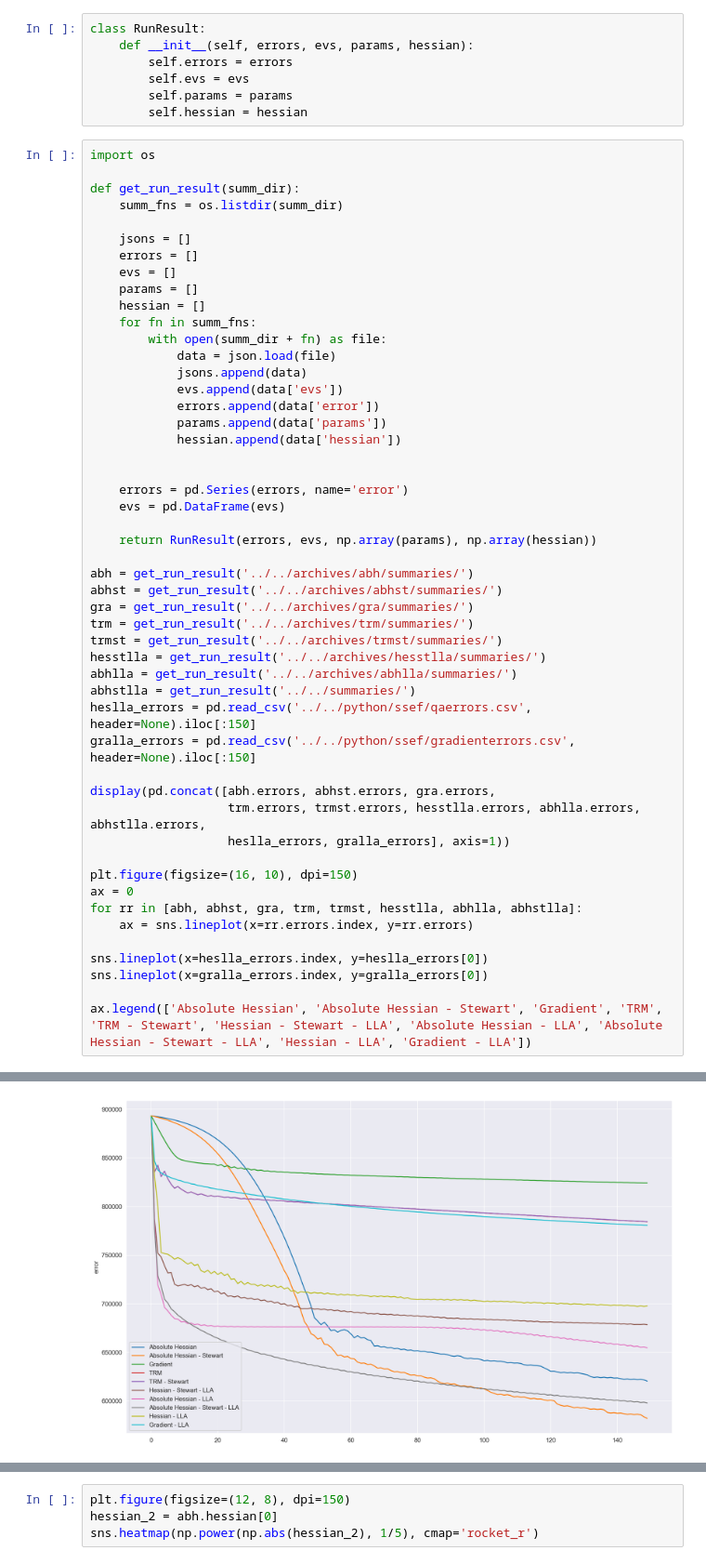
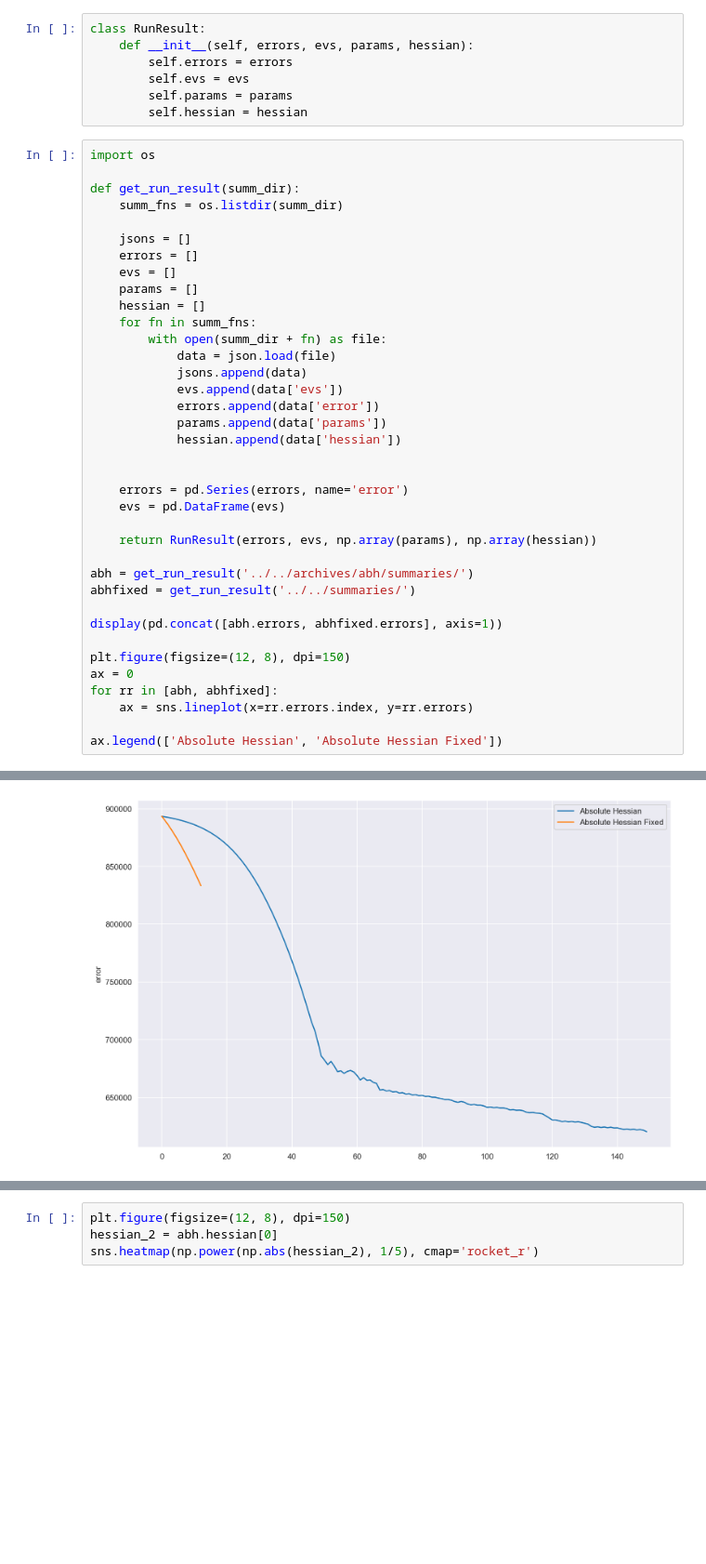
Before and after one commit to BluSteve/STYau122, a Jupyter notebook: python/styau/Analysis.ipynb, the cells around one changed output, grey strips where cells are left out. Shown at 93% size. Drawn from its saved outputs; the diff is of its cells as text; blank space fills up the shorter version.

```diff
--- a/python/styau/Analysis.ipynb
+++ b/python/styau/Analysis.ipynb
@@ -41,27 +41,14 @@ def get_run_result(summ_dir):
     return RunResult(errors, evs, np.array(params), np.array(hessian))
 
 abh = get_run_result('../../archives/abh/summaries/')
-abhst = get_run_result('../../archives/abhst/summaries/')
-gra = get_run_result('../../archives/gra/summaries/')
-trm = get_run_result('../../archives/trm/summaries/')
-trmst = get_run_result('../../archives/trmst/summaries/')
-hesstlla = get_run_result('../../archives/hesstlla/summaries/')
-abhlla = get_run_result('../../archives/abhlla/summaries/')
-abhstlla = get_run_result('../../summaries/')
-heslla_errors = pd.read_csv('../../python/ssef/qaerrors.csv', header=None).iloc[:150]
-gralla_errors = pd.read_csv('../../python/ssef/gradienterrors.csv', header=None).iloc[:150]
+abhfixed = get_run_result('../../summaries/')
 
-display(pd.concat([abh.errors, abhst.errors, gra.errors,
-                   trm.errors, trmst.errors, hesstlla.errors, abhlla.errors, abhstlla.errors,
-                   heslla_errors, gralla_errors], axis=1))
+display(pd.concat([abh.errors, abhfixed.errors], axis=1))
 
-plt.figure(figsize=(16, 10), dpi=150)
+plt.figure(figsize=(12, 8), dpi=150)
 ax = 0
-for rr in [abh, abhst, gra, trm, trmst, hesstlla, abhlla, abhstlla]:
+for rr in [abh, abhfixed]:
     ax = sns.lineplot(x=rr.errors.index, y=rr.errors)
 
-sns.lineplot(x=heslla_errors.index, y=heslla_errors[0])
-sns.lineplot(x=gralla_errors.index, y=gralla_errors[0])
-
-ax.legend(['Absolute Hessian', 'Absolute Hessian - Stewart', 'Gradient', 'TRM', 'TRM - Stewart', 'Hessian - Stewart - LLA', 'Absolute Hessian - LLA', 'Absolute Hessian - Stewart - LLA', 'Hessian - LLA', 'Gradient - LLA'])
+ax.legend(['Absolute Hessian', 'Absolute Hessian Fixed'])
 # %% [output]
@@ -85,3 +72,3 @@ ax.legend(['Absolute Hessian', 'Absolute Hessian - Stewart', 'Gradient', 'TRM',
 <matplotlib.legend.Legend at 0x...>
-[figure, old version]
+[figure, new version]
 # %%
```
Also changed, not shown: parts of 5 cells of this notebook, 3 other files.
